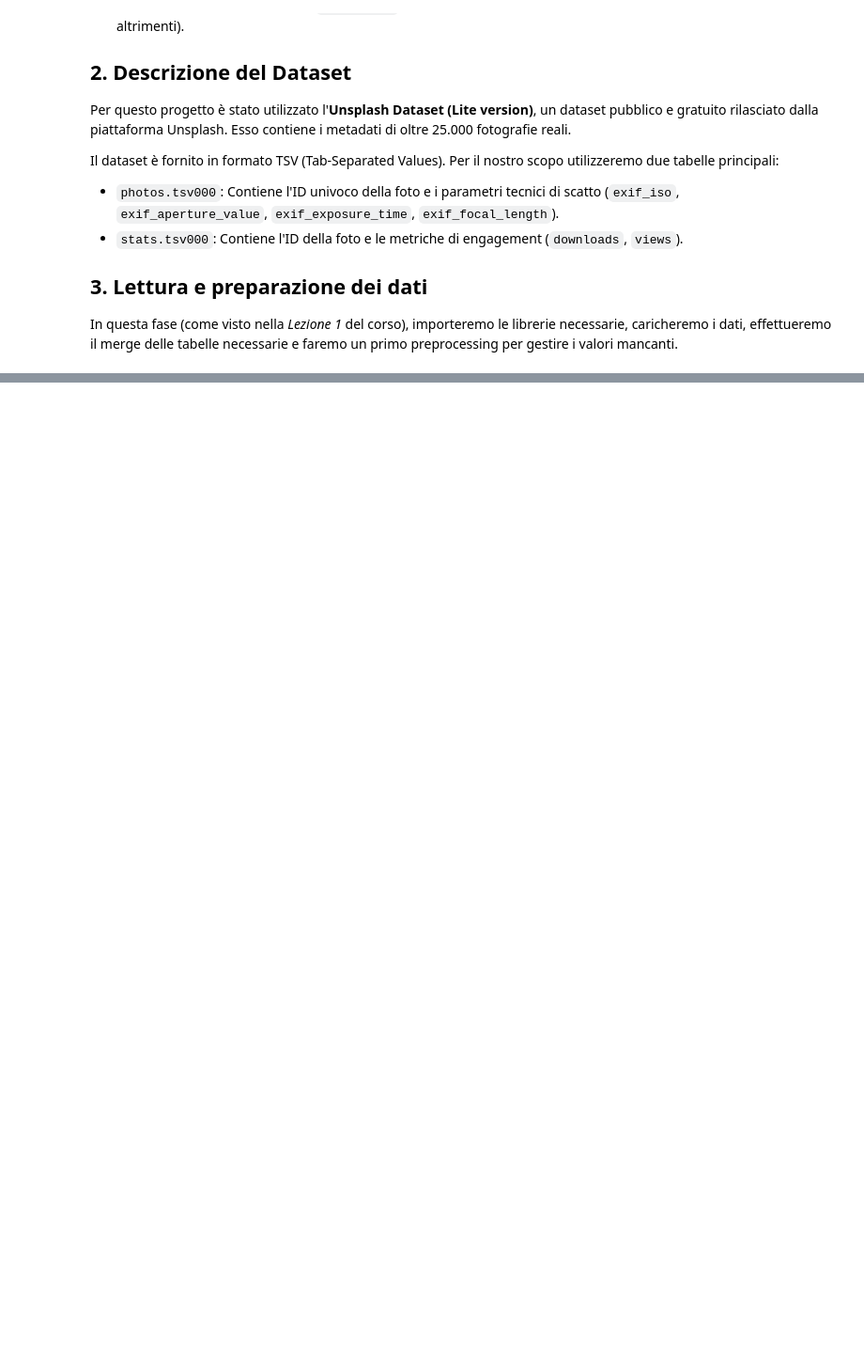
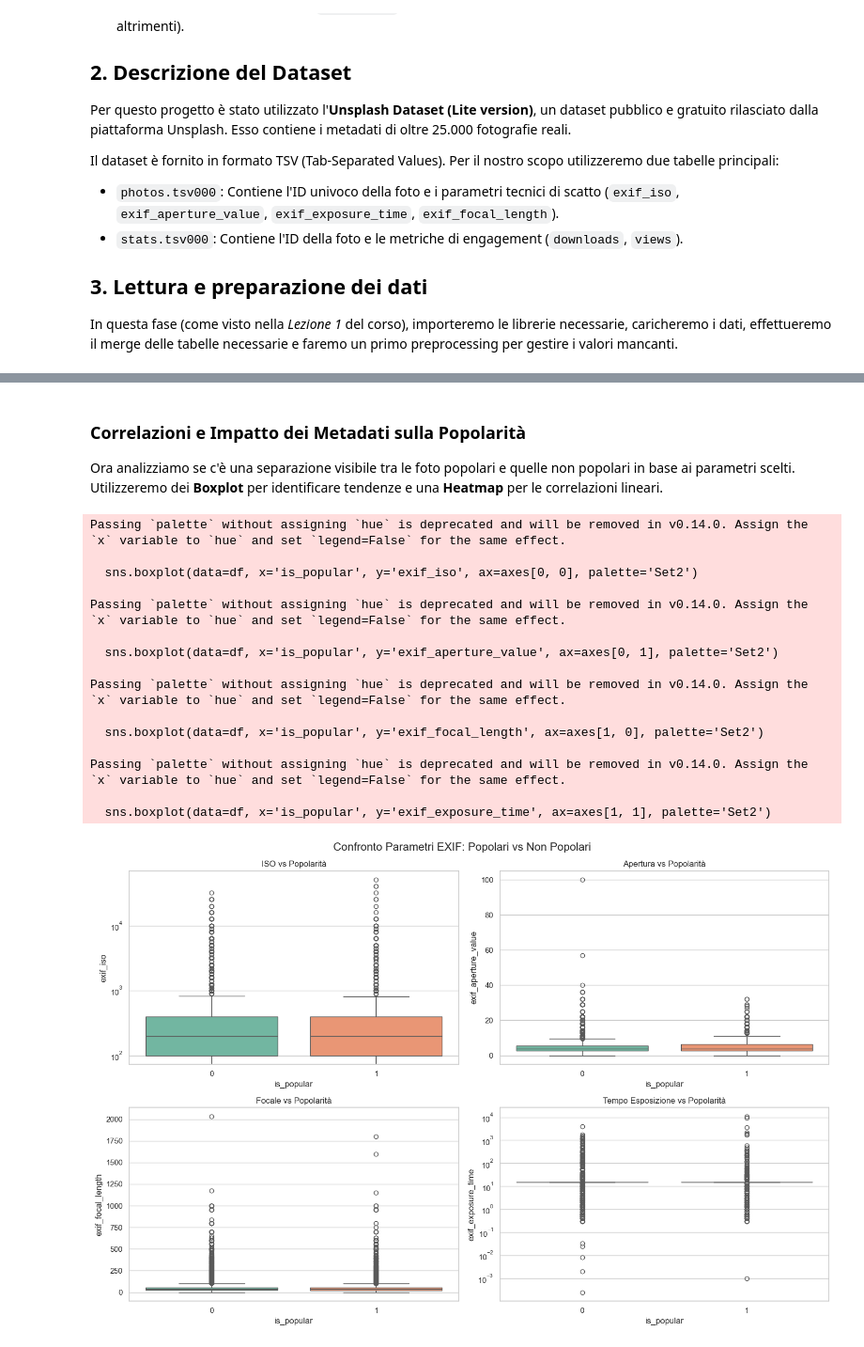
Before and after one commit to maicolsanti/unibo_artifical_intelligence, a Jupyter notebook: project.ipynb, the cells around one changed output, grey strips where cells are left out. Shown at 94% size. Drawn from its saved outputs; the diff is of its cells as text; code cells hidden in the pictures; blank space fills up the shorter version.

```diff
--- a/project.ipynb
+++ b/project.ipynb
@@ -110,0 +165,52 @@ Dimensioni dataset finali pronte per l'analisi: (25000, 10)
+# %% [markdown]
+### Correlazioni e Impatto dei Metadati sulla Popolarità
+Ora analizziamo se c'è una separazione visibile tra le foto popolari e quelle non popolari in base ai parametri scelti. Utilizzeremo dei **Boxplot** per identificare tendenze e una **Heatmap** per le correlazioni lineari.
+# %%
+# Boxplot: relazione tra EXIF e target
+# confrontiamo le distribuzioni dei parametri in base alla popolarità
+fig, axes = plt.subplots(2, 2, figsize=(15, 10))
+fig.suptitle('Confronto Parametri EXIF: Popolari vs Non Popolari', fontsize=16)
+
+sns.boxplot(data=df, x='is_popular', y='exif_iso', ax=axes[0, 0], palette='Set2')
+axes[0, 0].set_title('ISO vs Popolarità')
+axes[0, 0].set_yscale('log') # per comprimere gli outlier estremi
+
+sns.boxplot(data=df, x='is_popular', y='exif_aperture_value', ax=axes[0, 1], palette='Set2')
+axes[0, 1].set_title('Apertura vs Popolarità')
+
+sns.boxplot(data=df, x='is_popular', y='exif_focal_length', ax=axes[1, 0], palette='Set2')
+axes[1, 0].set_title('Focale vs Popolarità')
+
+sns.boxplot(data=df, x='is_popular', y='exif_exposure_time', ax=axes[1, 1], palette='Set2')
+axes[1, 1].set_title('Tempo Esposizione vs Popolarità')
+axes[1, 1].set_yscale('log')
+
+plt.tight_layout()
+plt.show()
+
+plt.figure(figsize=(8, 6))
+# selezioniamo solo le colonne numeriche
+colonne_corr = ['exif_iso', 'exif_aperture_value', 'exif_focal_length', 'exif_exposure_time', 'is_popular']
+correlazione = df[colonne_corr].corr()
+
+# sisegniamo la heatmap
+sns.heatmap(correlazione, annot=True, cmap='coolwarm', fmt=".2f", vmin=-1, vmax=1)
+plt.title('Matrice di Correlazione Lineare')
+plt.show()
+# %% [output]
+Passing `palette` without assigning `hue` is deprecated and will be removed in v0.14.0. Assign the `x` variable to `hue` and set `legend=False` for the same effect.
+
+  sns.boxplot(data=df, x='is_popular', y='exif_iso', ax=axes[0, 0], palette='Set2')
+
+Passing `palette` without assigning `hue` is deprecated and will be removed in v0.14.0. Assign the `x` variable to `hue` and set `legend=False` for the same effect.
+
+  sns.boxplot(data=df, x='is_popular', y='exif_aperture_value', ax=axes[0, 1], palette='Set2')
+
+Passing `palette` without assigning `hue` is deprecated and will be removed in v0.14.0. Assign the `x` variable to `hue` and set `legend=False` for the same effect.
+
+  sns.boxplot(data=df, x='is_popular', y='exif_focal_length', ax=axes[1, 0], palette='Set2')
+
+Passing `palette` without assigning `hue` is deprecated and will be removed in v0.14.0. Assign the `x` variable to `hue` and set `legend=False` for the same effect.
+
+  sns.boxplot(data=df, x='is_popular', y='exif_exposure_time', ax=axes[1, 1], palette='Set2')
+[figure, added]
```
Also changed, not shown: parts of 14 cells of this notebook.
